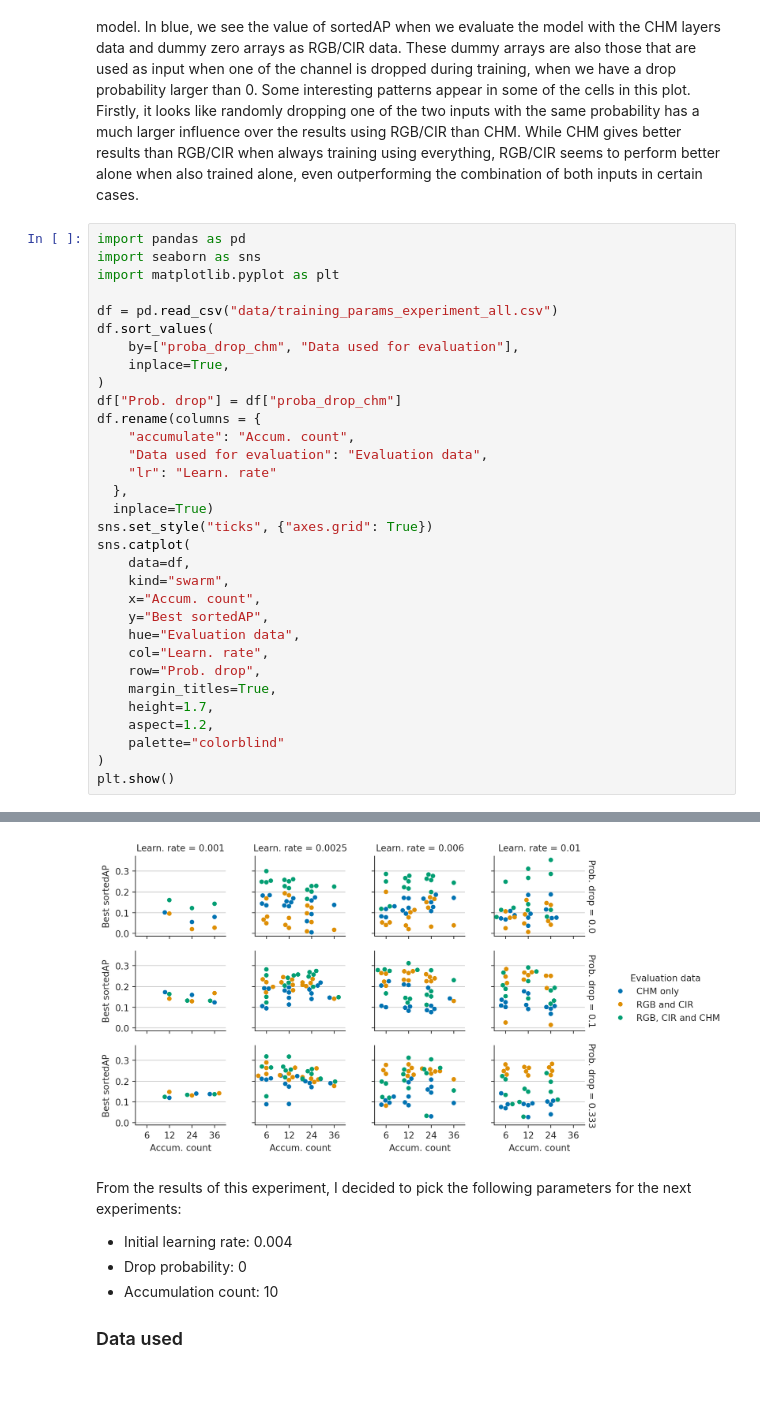
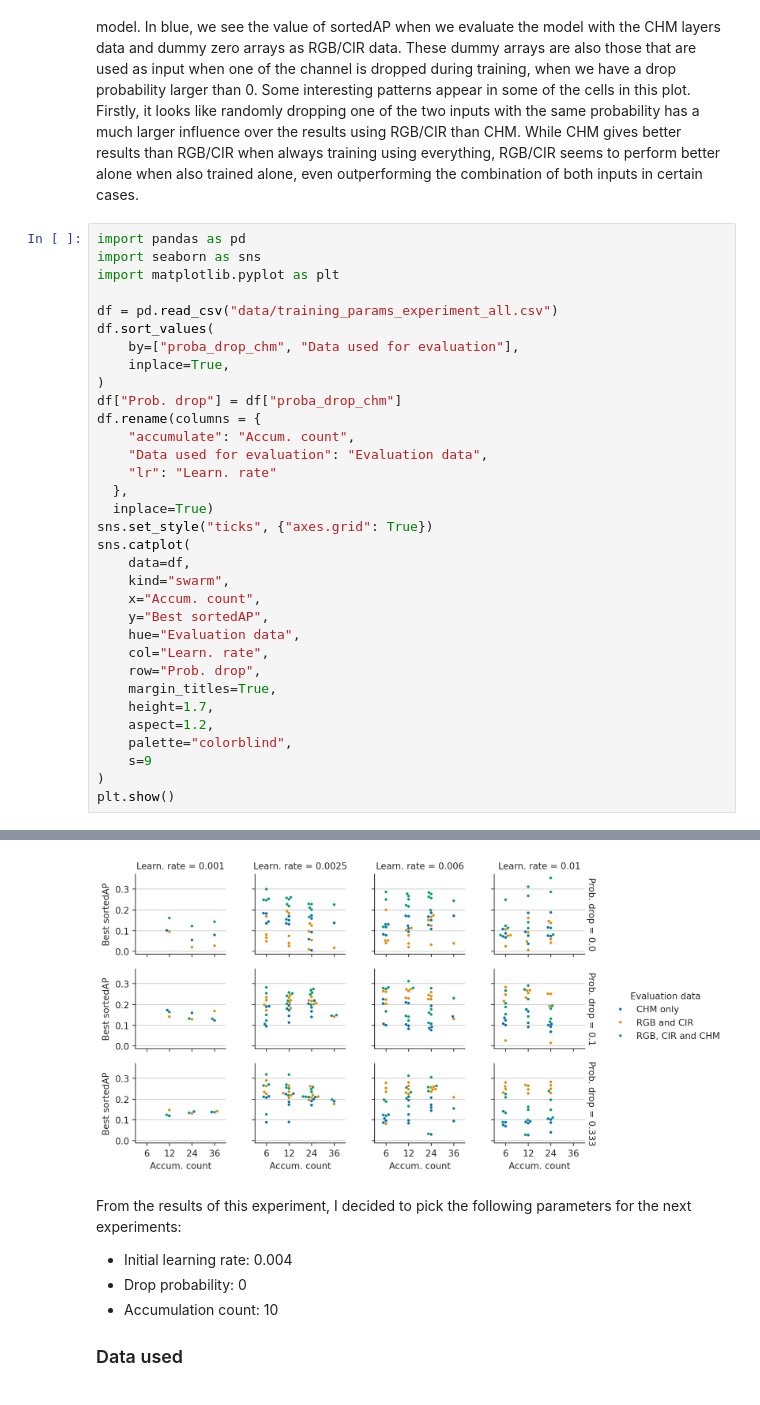
Before and after one commit to ZokszY/Geodan-internship-report, a Jupyter notebook: index.embed.ipynb, the cells around one changed output, grey strips where cells are left out. Cells and saved outputs as stored; diff of their text form.

```diff
--- a/index.embed.ipynb
+++ b/index.embed.ipynb
@@ -331,7 +332,8 @@ sns.catplot(
     margin_titles=True,
     height=1.7,
     aspect=1.2,
-    palette="colorblind"
+    palette="colorblind",
+    s=9
 )
 plt.show()
 # %% [output]
@@ -354,4 +340,4 @@ plt.show()
-[figure, old version]
+[figure, new version]
 # %% [markdown]
 From the results of this experiment, I decided to pick the following parameters for the next experiments:
 
```
Also changed, not shown: parts of 2 cells of this notebook, 12 other files.
